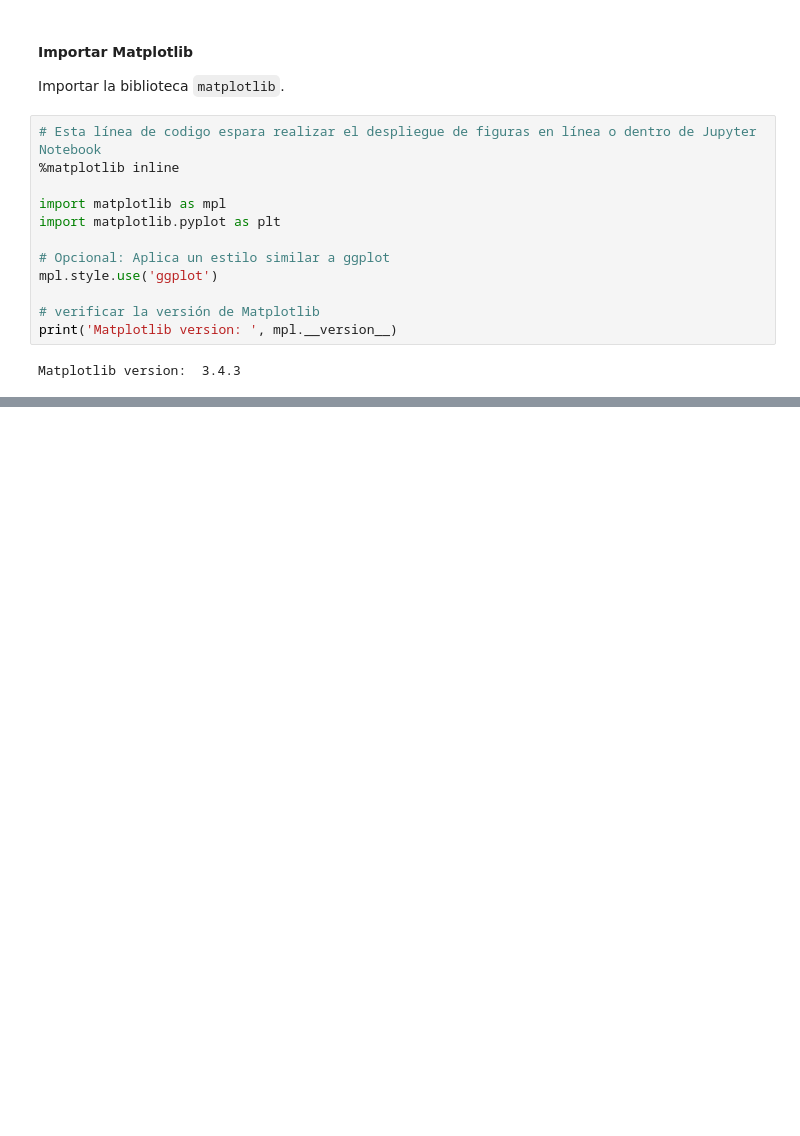
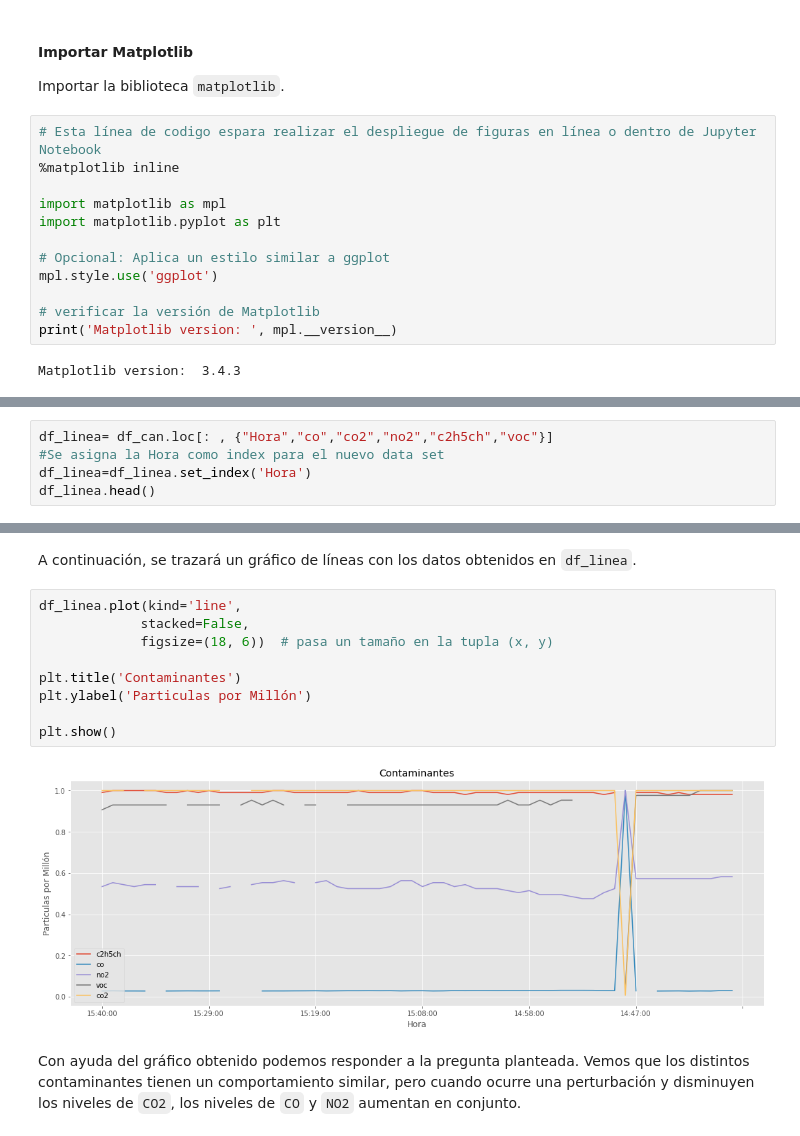
Before and after one commit to gaticavm9/Visualizacion-Datos-TPCD, a Jupyter notebook: main.ipynb, the cells around one changed output, grey strips where cells are left out. Cells and saved outputs as stored; diff of their text form; blank space fills up the shorter version.

Commit message:
Grafico Linea y Dispersión

```diff
--- a/main.ipynb
+++ b/main.ipynb
@@ -118,0 +137,5 @@ Para nuestro set de datos podemos utilizar este tipo de gráfico para responder
+# %%
+df_linea= df_can.loc[: , {"Hora","co","co2","no2","c2h5ch","voc"}]
+#Se asigna la Hora como index para el nuevo data set
+df_linea=df_linea.set_index('Hora')
+df_linea.head()
@@ -118,0 +150,15 @@ Para nuestro set de datos podemos utilizar este tipo de gráfico para responder
+# %% [markdown]
+A continuación, se trazará un gráfico de líneas con los datos obtenidos en `df_linea`.
+# %%
+df_linea.plot(kind='line',
+             stacked=False,
+             figsize=(18, 6))  # pasa un tamaño en la tupla (x, y)
+
+plt.title('Contaminantes')
+plt.ylabel('Particulas por Millón')
+
+plt.show()
+# %% [output]
+[figure, added]
+# %% [markdown]
+Con ayuda del gráfico obtenido podemos responder a la pregunta planteada. Vemos que los distintos contaminantes tienen un comportamiento similar, pero cuando ocurre una perturbación y disminuyen los niveles de `CO2`, los niveles de `CO` y `NO2` aumentan en conjunto.
```
Also changed, not shown: parts of 22 cells of this notebook.
